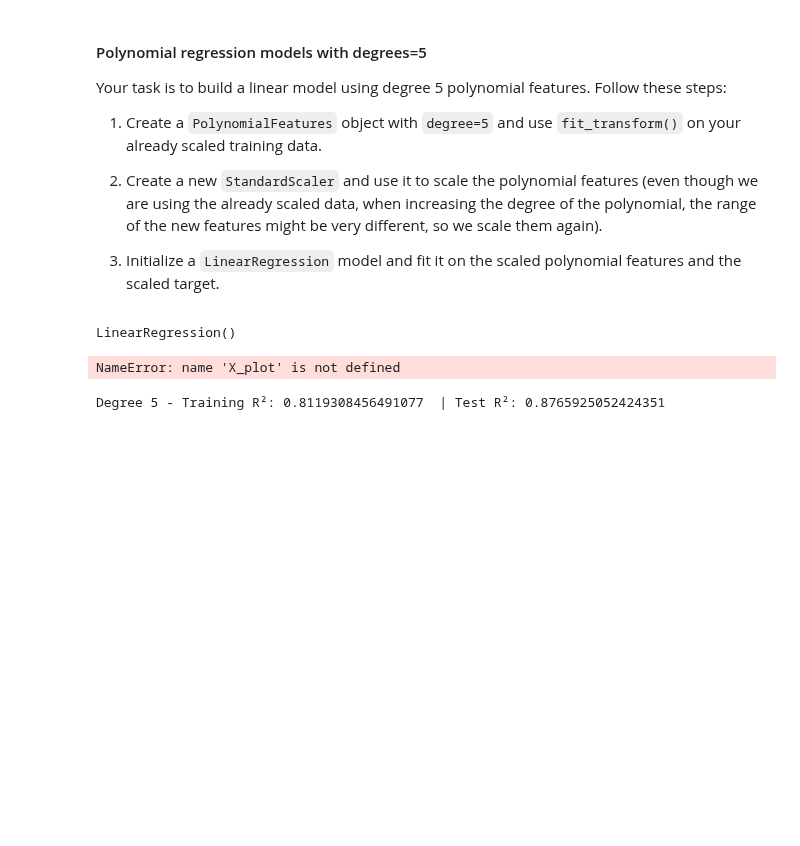
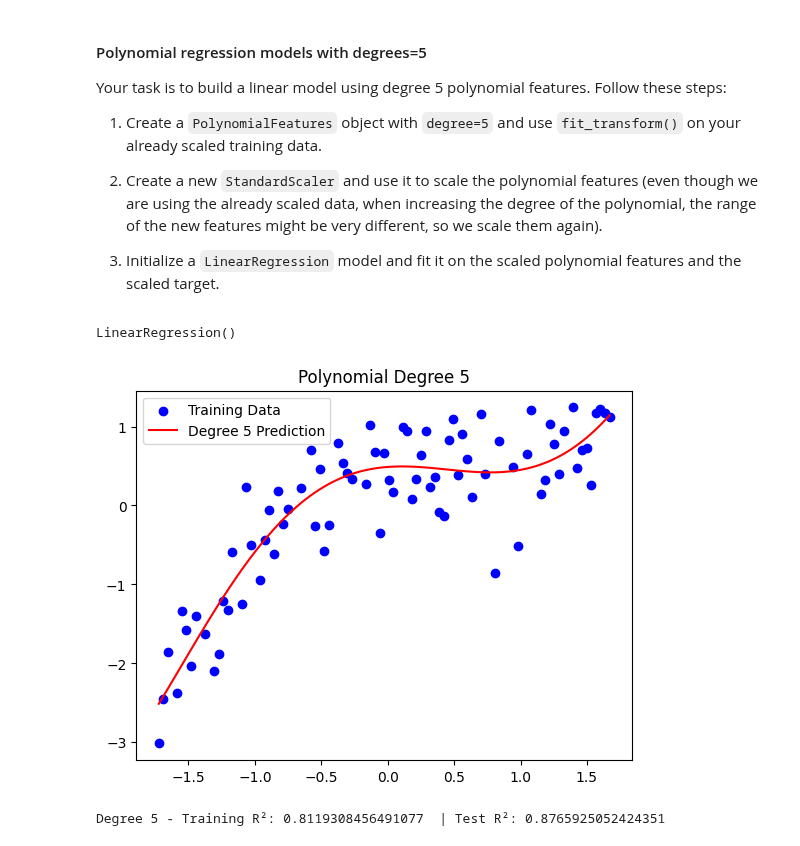
Before and after one commit to KileyMeringer/Capstone4_MachLearn, a Jupyter notebook: Capstone_4_DS201.ipynb, the cells around one changed output. Cells and saved outputs as stored; diff of their text form; code cells hidden in the pictures; blank space fills up the shorter version.

```diff
--- a/Capstone_4_DS201.ipynb
+++ b/Capstone_4_DS201.ipynb
@@ -274,18 +274,19 @@ model5.fit(X_train_poly5_scaled, y_train_scaled)
 LinearRegression()
 # %%
 # Provided code: Plot predictions for polynomial degree 5
+X_plot = np.linspace(X_train_scaled.min(), X_train_scaled.max(), 100).reshape(-1, 1) # Added this line to define X_plot
 X_plot_poly5 = poly5.transform(X_plot)
 X_plot_poly5_scaled = scaler_poly5.transform(X_plot_poly5)  # Scale the polynomial features for the plot
 y_plot5 = model5.predict(X_plot_poly5_scaled)
 
 plt.figure()
 plt.scatter(X_train_scaled, y_train_scaled, color='blue', label='Training Data')
 plt.plot(X_plot, y_plot5, color='red', label='Degree 5 Prediction')
 plt.title('Polynomial Degree 5')
 plt.legend()
 plt.show()
 # %% [output]
-NameError: name 'X_plot' is not defined
+[figure, added]
 # %%
 # Provided performance evaluation for polynomial degree 5
 # Use the already scaled polynomial features for the training set
```
Also changed, not shown: parts of 1 cell of this notebook.
